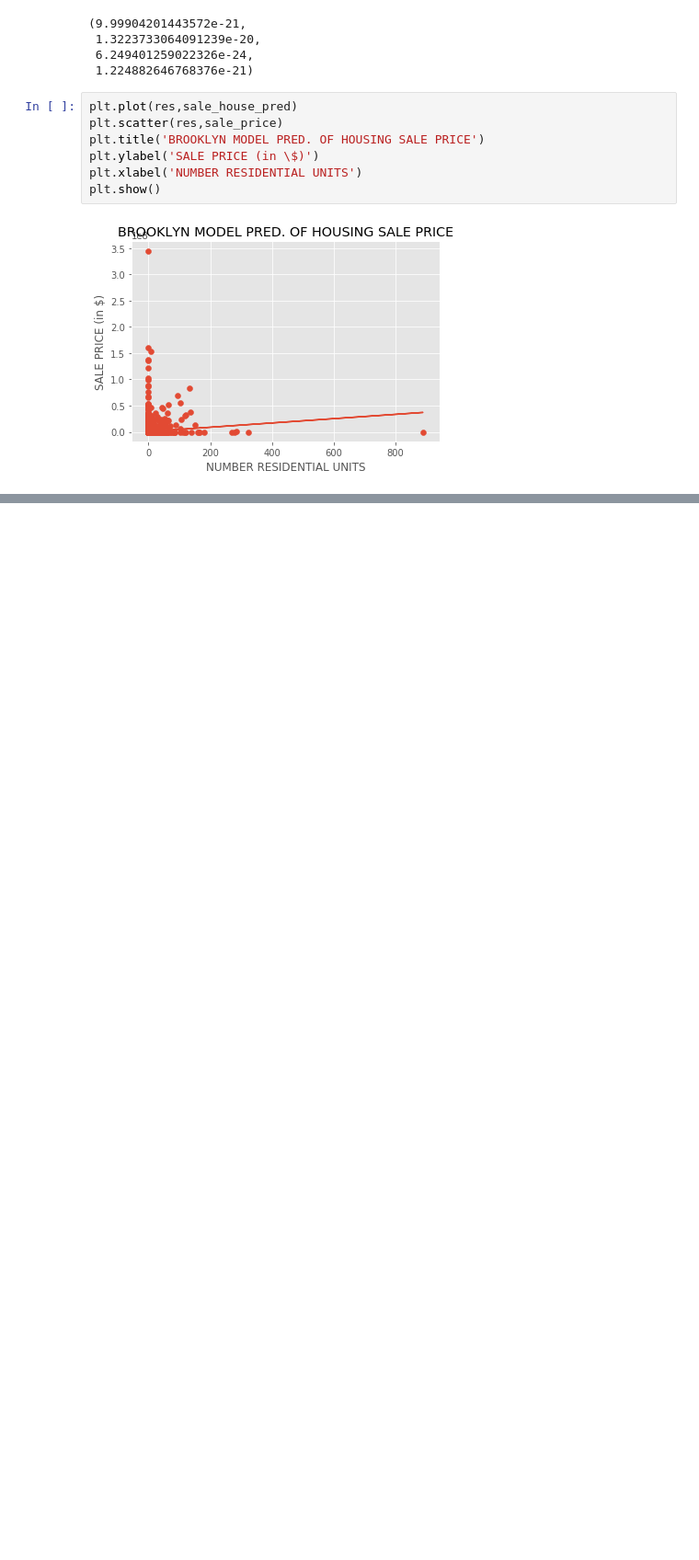
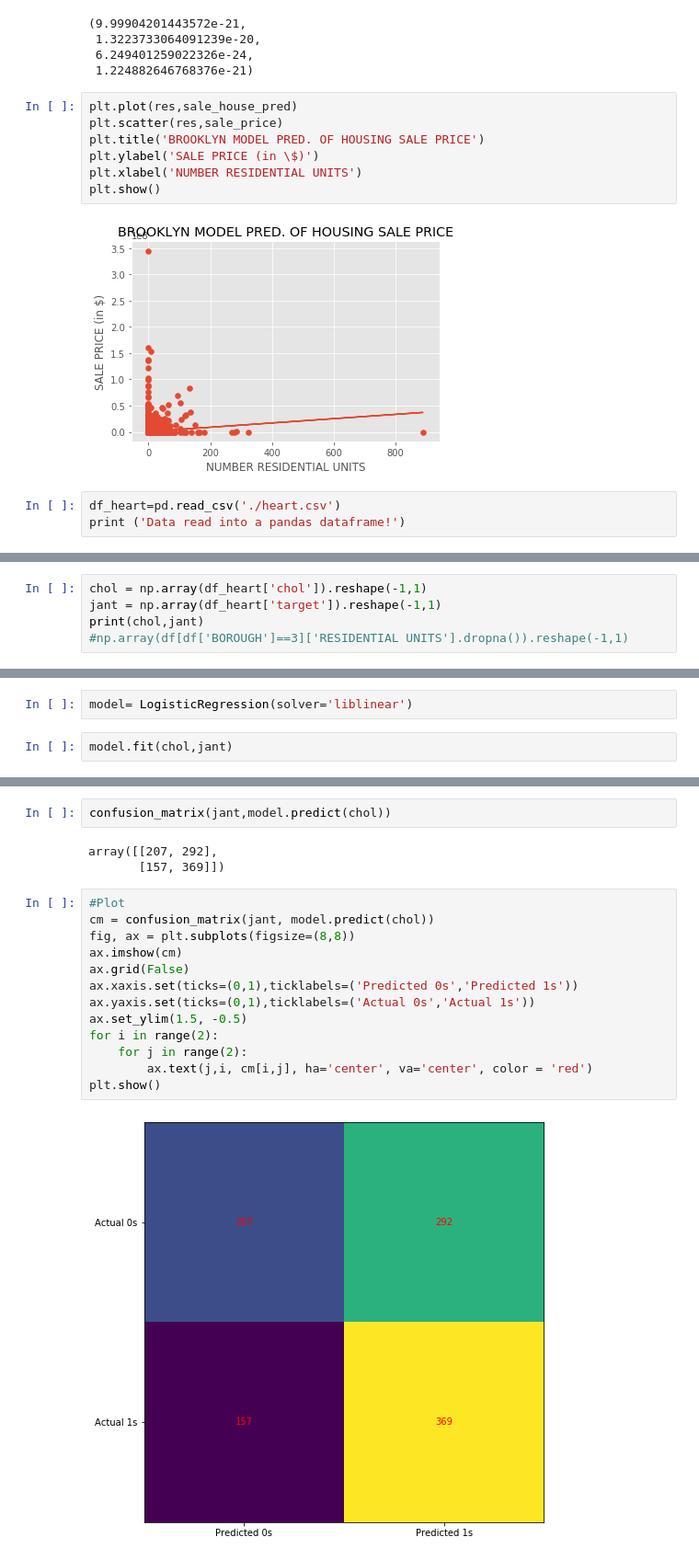
Before and after one commit to pHeesari/Recovery_H8_050, a Jupyter notebook: Statistics_ML.ipynb, the cells around one changed output, grey strips where cells are left out. Shown at 92% size. Saved outputs shown, nothing was run; the diff lists cells and outputs as text; blank space fills up the shorter version.

```diff
--- a/Statistics_ML.ipynb
+++ b/Statistics_ML.ipynb
@@ -349,3 +351,6 @@ plt.xlabel('NUMBER RESIDENTIAL UNITS')
 plt.show()
 # %% [output]
 [figure]
+# %%
+df_heart=pd.read_csv('./heart.csv')
+print ('Data read into a pandas dataframe!')
@@ -351,0 +368,5 @@ plt.show()
+# %%
+chol = np.array(df_heart['chol']).reshape(-1,1)
+jant = np.array(df_heart['target']).reshape(-1,1)
+print(chol,jant)
+#np.array(df[df['BOROUGH']==3]['RESIDENTIAL UNITS'].dropna()).reshape(-1,1)
@@ -351,0 +387,4 @@ plt.show()
+# %%
+model= LogisticRegression(solver='liblinear')
+# %%
+model.fit(chol,jant)
@@ -351,0 +419,20 @@ plt.show()
+# %%
+confusion_matrix(jant,model.predict(chol))
+# %% [output]
+array([[207, 292],
+       [157, 369]])
+# %%
+#Plot
+cm = confusion_matrix(jant, model.predict(chol))
+fig, ax = plt.subplots(figsize=(8,8))
+ax.imshow(cm)
+ax.grid(False)
+ax.xaxis.set(ticks=(0,1),ticklabels=('Predicted 0s','Predicted 1s'))
+ax.yaxis.set(ticks=(0,1),ticklabels=('Actual 0s','Actual 1s'))
+ax.set_ylim(1.5, -0.5)
+for i in range(2):
+    for j in range(2):
+        ax.text(j,i, cm[i,j], ha='center', va='center', color = 'red')
+plt.show()
+# %% [output]
+[figure, added]
```
Also changed, not shown: parts of 13 cells of this notebook.
